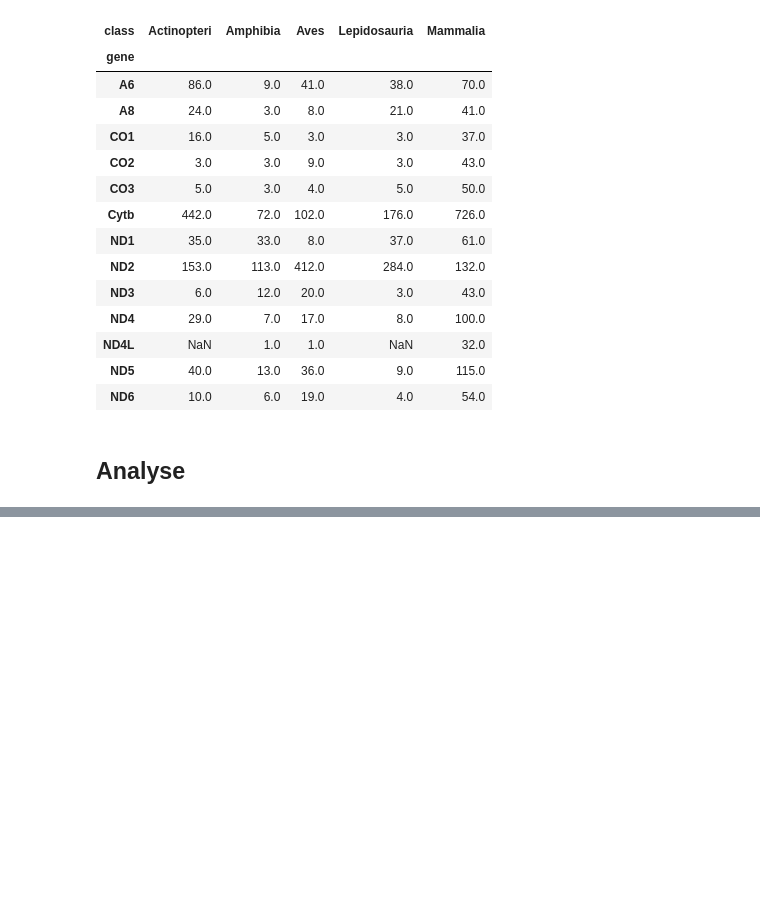
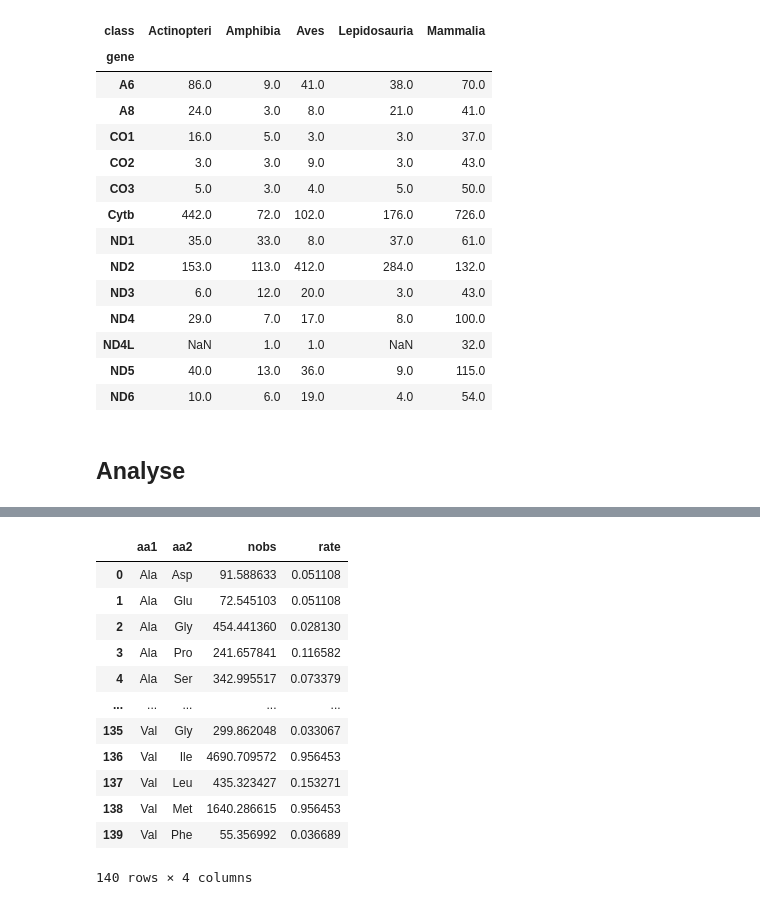
Before and after one commit to mitoclub/AminoAcidShift, a Jupyter notebook: vertebrates_aa_subst/collect_nonsyn_substitutions_vertebrates.ipynb, the cells around one changed output, grey strips where cells are left out. Saved outputs shown, nothing was run; the diff lists cells and outputs as text; code cells hidden in the pictures; blank space fills up the shorter version.

```diff
--- a/vertebrates_aa_subst/collect_nonsyn_substitutions_vertebrates.ipynb
+++ b/vertebrates_aa_subst/collect_nonsyn_substitutions_vertebrates.ipynb
@@ -720,0 +735,20 @@ obs_df_ns_flt.groupby(['RefAa', 'AltAa']).ProbaMut.sum().unstack().fillna(0).rou
+# %%
+aa_subst = obs_df_ns_flt[obs_df_ns_flt.gene != 'ND6'].groupby(['RefAa', 'AltAa']).ProbaMut.sum().reset_index()
+aa_subst = aa_subst[aa_subst.RefAa != aa_subst.AltAa]
+aa_subst.columns = ['aa1', 'aa2', 'nobs']
+aa_subst = aa_subst.merge(exp_aa_subst)
+aa_subst
+# %% [output]
+|  | aa1 | aa2 | nobs | rate |
+| 0 | Ala | Asp | 91.588633 | 0.051108 |
+| 1 | Ala | Glu | 72.545103 | 0.051108 |
+| 2 | Ala | Gly | 454.441360 | 0.028130 |
+| 3 | Ala | Pro | 241.657841 | 0.116582 |
+| 4 | Ala | Ser | 342.995517 | 0.073379 |
+| ... | ... | ... | ... | ... |
+| 135 | Val | Gly | 299.862048 | 0.033067 |
+| 136 | Val | Ile | 4690.709572 | 0.956453 |
+| 137 | Val | Leu | 435.323427 | 0.153271 |
+| 138 | Val | Met | 1640.286615 | 0.956453 |
+| 139 | Val | Phe | 55.356992 | 0.036689 |
+140 rows × 4 columns
```
Also changed, not shown: parts of 11 cells of this notebook.
